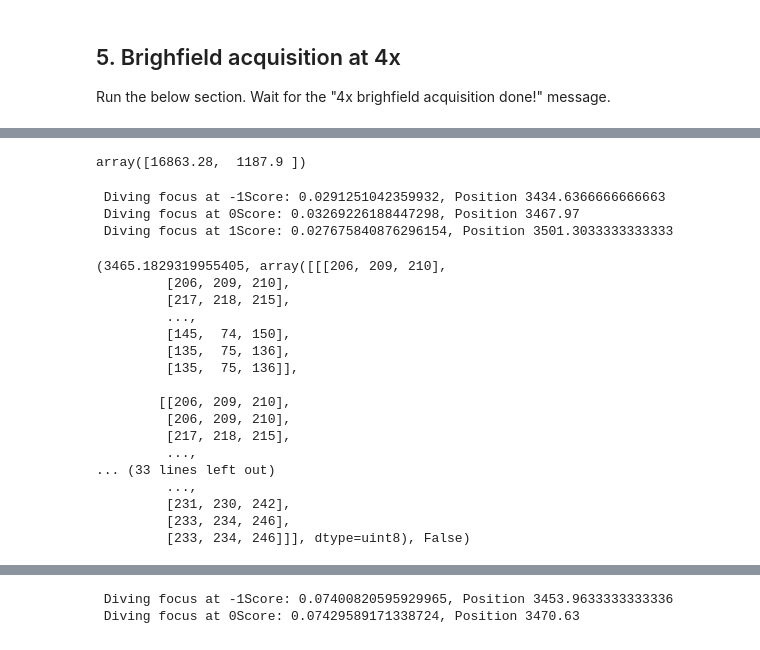
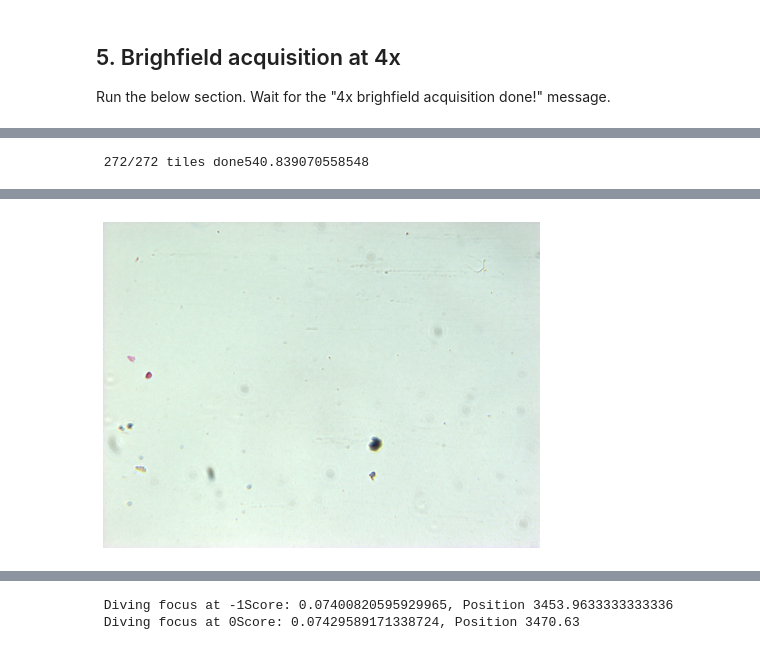
Before and after one commit to uw-loci/smart-wsi-scanner, a Jupyter notebook: SmartPath-main.ipynb, the cells around one changed output, grey strips where cells are left out. Drawn from its saved outputs; the diff is of its cells as text; code cells hidden in the pictures.

```diff
--- a/SmartPath-main.ipynb
+++ b/SmartPath-main.ipynb
@@ -382,7 +383,7 @@ user_config = {
     "snr-level" : 'low',
     # Estimiated correction according to sample SNR level. Available value: 'low', 'mid', 'high'
 
-    "autofocus-speed" : 1,
+    "autofocus-speed" : 6,
     # Speed of software autofocus, integer: 1~5. Bigger value leads to faster brightfield scan but potentially lower autofocus performance
 
     "lsm-resolution" : 256,
@@ -496,6 +499,7 @@ Succeeded!
 Enter values and run the below section.
 # %%
 user_config["slide-box"] = (15000, -1000, 39000, 15500)
+core.set_focus_device(config["focus-device"])
 hard_config["Z-stage-4x"] = core.get_position()
 config = {**user_config, **hard_config}
 config = config_sys(config)
@@ -503,6 +507,6 @@ config = config_sys(config)
 save_path = 'data/acquisition'
 # Data save path, relative path by default
 
-acq_name = 'PDAC_MetroHealth_364_s'
+acq_name = 'PDAC_MetroHealth_364_aufocus_100_3'
 # Acquisition name
 # %% [output]
@@ -532,6 +569,0 @@ position_list.shape
-# %%
-position_list[2, 8]
-# %% [output]
-array([16863.28,  1187.9 ])
-# %%
-core.set_xy_position(position_list[2, 8][0], position_list[2, 8][1])
@@ -598,23 +570,8 @@ def autofocus_debug(config, core, method='edge', mag='4x', interpolation='cubic'
-# %%
-autofocus_debug(config, core, method='edge', mag='4x', interpolation='quadratic', rgb=True, search_range=100, steps=3, snap=True, crop_ratio=1.0, flip_channel=True, check_background=True, offset=0)
-# %% [output]
- Diving focus at -1Score: 0.0291251042359932, Position 3434.6366666666663
- Diving focus at 0Score: 0.03269226188447298, Position 3467.97
- Diving focus at 1Score: 0.027675840876296154, Position 3501.3033333333333
-(3465.1829319955405, array([[[206, 209, 210],
-         [206, 209, 210],
-         [217, 218, 215],
-         ...,
-         [145,  74, 150],
-         [135,  75, 136],
-         [135,  75, 136]],
-
-        [[206, 209, 210],
-         [206, 209, 210],
-         [217, 218, 215],
-         ...,
-... (33 lines left out)
-         ...,
-         [231, 230, 242],
-         [233, 234, 246],
-         [233, 234, 246]]], dtype=uint8), False)
+# %%
+start = time.time()
+returns = whole_slide_scan_debug(config, core=core, save_path=save_path, acq_name=acq_name_4x, position_list=position_list.reshape(position_list.shape[0]*position_list.shape[1], -1), mda=False, estimate_background=True, focus_dive=True)
+end = time.time()
+print(end - start)
+Audio('C:/Windows/Media/Windows Notify Calendar.wav', autoplay=True)
+# %% [output]
+ 272/272 tiles done540.839070558548
@@ -620,0 +579 @@ autofocus_debug(config, core, method='edge', mag='4x', interpolation='quadratic'
+[figure, added]
```
Also changed, not shown: parts of 12 cells of this notebook.
